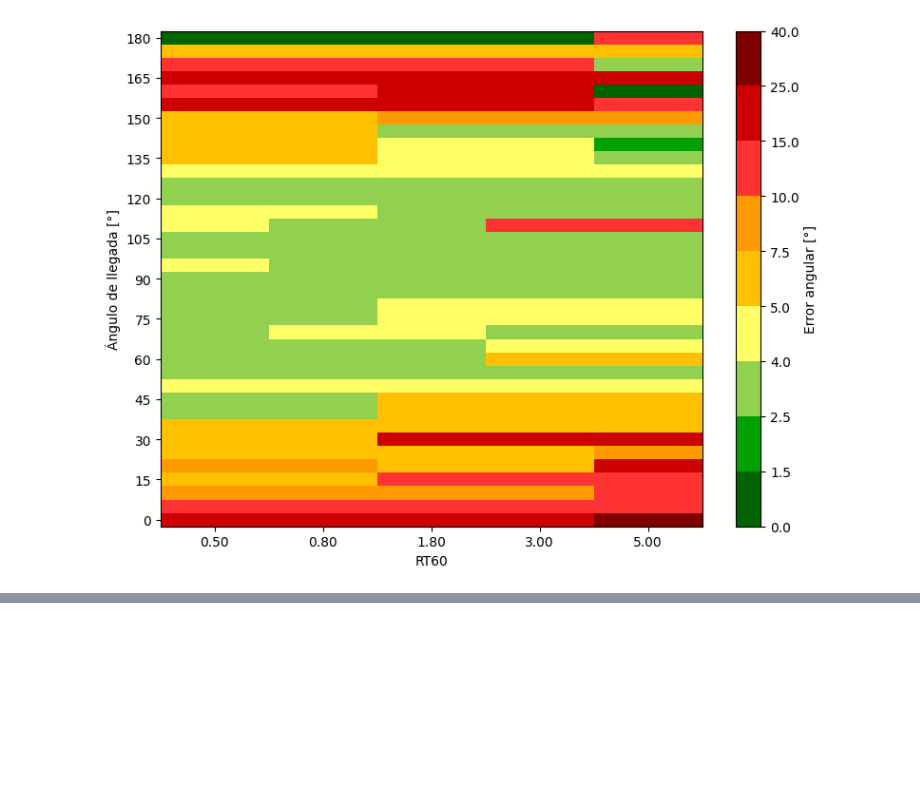
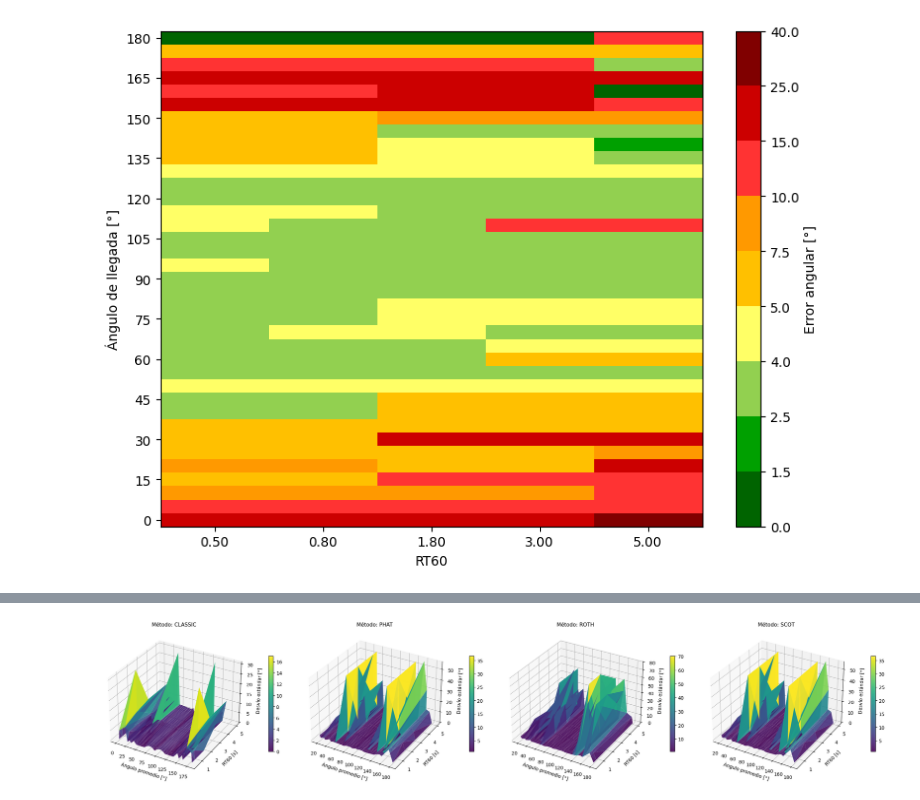
Before and after one commit to electronicos-anonimos/tp_dsp_tdoa, a Jupyter notebook: graph.ipynb, the cells around one changed output, grey strips where cells are left out. Drawn from its saved outputs; the diff is of its cells as text; code cells hidden in the pictures; blank space fills up the shorter version.

```diff
--- a/graph.ipynb
+++ b/graph.ipynb
@@ -143,0 +284,69 @@ plt.show()
+# %%
+import pandas as pd
+import numpy as np
+import matplotlib.pyplot as plt
+from mpl_toolkits.mplot3d import Axes3D
+import glob
+import re
+import os
+
+# === MAPEO RT60 ===
+rt60_map = {
+    "very_short": "0.5 s", "short": "0.8 s", "medium": "1.8 s",
+    "long": "3 s", "very_long": "5 s"
+}
+rt60_numeric = {v: float(v[:-2]) for v in rt60_map.values()}
+
+# === CARGA DE DATOS ===
+csv_folder = "csv_results"
+pattern = os.path.join(csv_folder, "sweep_0_180_5_*.csv")
+archivos = glob.glob(pattern)
+if not archivos:
+    raise FileNotFoundError("No se encontraron archivos en la carpeta.")
+
+dfs = []
+for archivo in archivos:
+    match = re.search(r"sweep_0_180_5_(.*?)_rev_(.*)\.csv", archivo)
+    if match:
+        reverb_key = match.group(1).lower()
+        metodo = match.group(2).upper()
+        rt60_val = rt60_map.get(reverb_key, "?")
+        df_tmp = pd.read_csv(archivo)
+        df_tmp["method"] = metodo
+        df_tmp["rt60_val"] = rt60_val
+        df_tmp["rt60_num"] = rt60_numeric.get(rt60_val, np.nan)
+        dfs.append(df_tmp)
+
+df = pd.concat(dfs, ignore_index=True)
+
+# === DATOS NECESARIOS PARA EL 3D ===
+# Solo tomamos filas que tienen los datos necesarios
+df_valid = df.dropna(subset=["avg_angle", "rt60_num", "desv_std_angle"])
+metodos = df_valid["method"].unique()
+n_metodos = len(metodos)
+
+# === FIGURA MULTIPANEL 3D ===
+fig = plt.figure(figsize=(6 * n_metodos, 5))
+for i, metodo in enumerate(metodos, 1):
+    df_met = df_valid[df_valid["method"] == metodo]
+
+    ax = fig.add_subplot(1, n_metodos, i, projection="3d")
+    X = df_met["avg_angle"]
+    Y = df_met["rt60_num"]
+    Z = df_met["desv_std_angle"]
+
+    surf = ax.plot_trisurf(X, Y, Z, cmap="viridis", edgecolor="none", alpha=0.9)
+    ax.set_title(f"Método: {metodo}", fontsize=11)
+    ax.set_xlabel("Ángulo promedio [°]")
+    ax.set_ylabel("RT60 [s]")
+    ax.set_zlabel("Desvío estándar [°]")
+    ax.view_init(elev=30, azim=-60)
+    fig.colorbar(surf, ax=ax, shrink=0.6, pad=0.1)
+
+# === GUARDAR FIGURA ===
+os.makedirs("figuras_surface", exist_ok=True)
+plt.tight_layout()
+plt.savefig("figuras_surface/surface_desv_std_por_metodo.png", dpi=300)
+plt.show()
+# %% [output]
+[figure, added]
```
Also changed, not shown: parts of 4 cells of this notebook.
